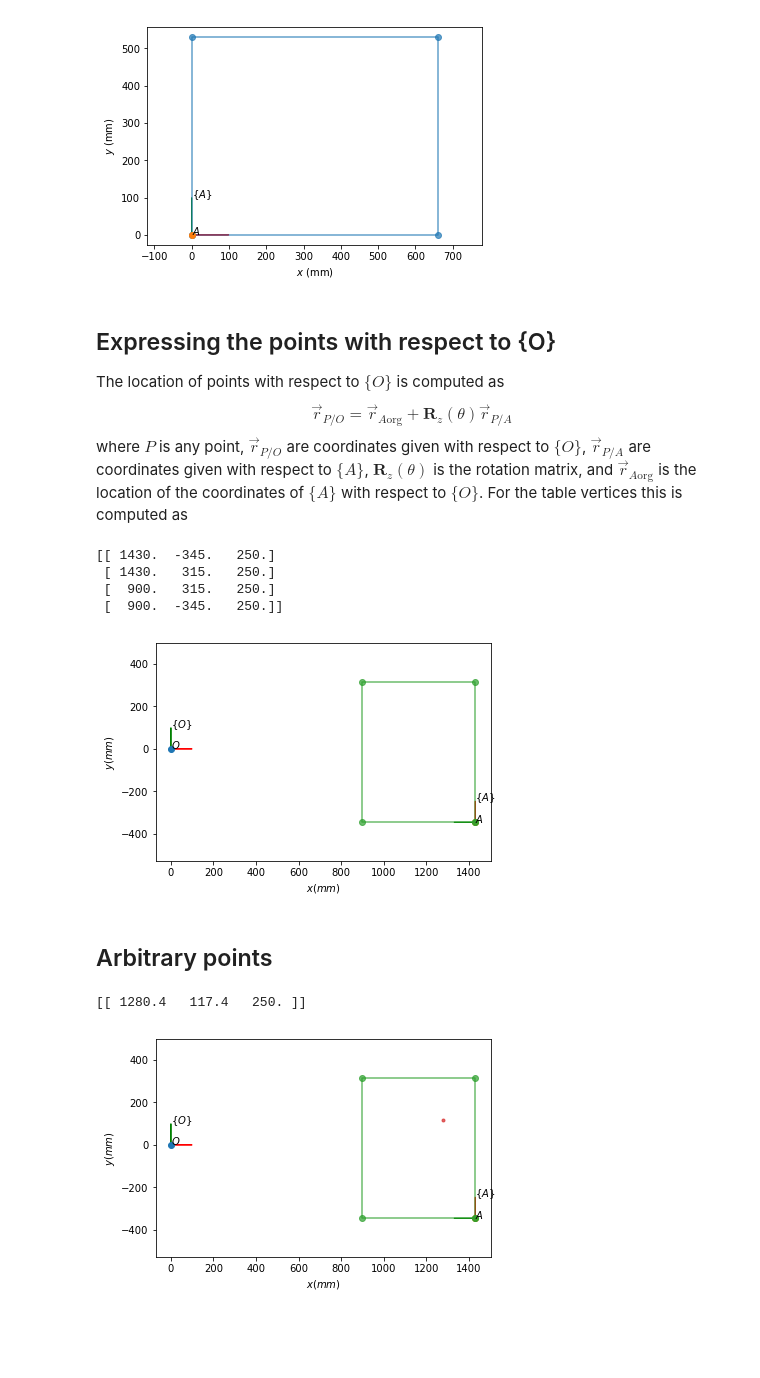
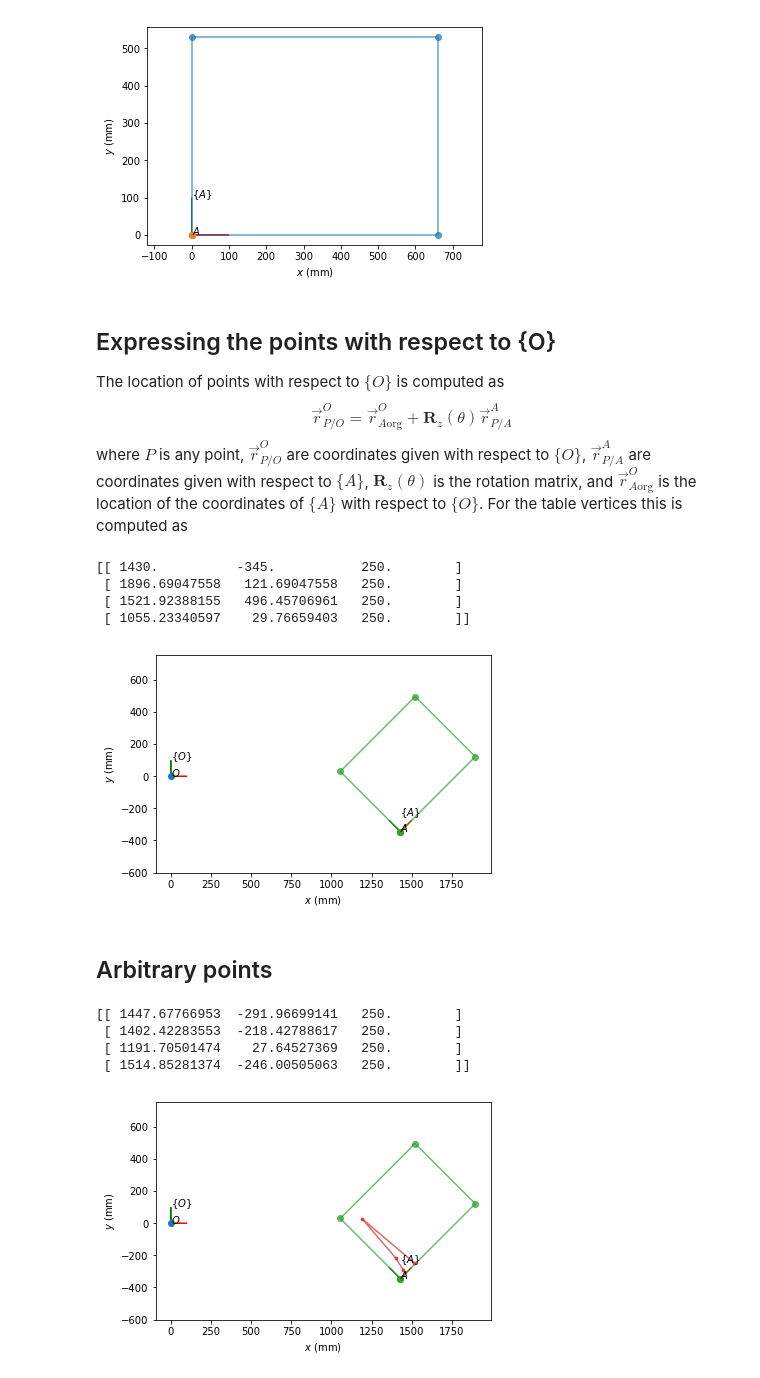
Before and after one commit to jarmupb/dynamicsCourse, a Jupyter notebook: rigidBodyKinematics/transformationOfReferenceSystems.ipynb, the cells around one changed output. Saved outputs shown, nothing was run; the diff lists cells and outputs as text; code cells hidden in the pictures; blank space fills up the shorter version.

```diff
--- a/rigidBodyKinematics/transformationOfReferenceSystems.ipynb
+++ b/rigidBodyKinematics/transformationOfReferenceSystems.ipynb
@@ -36,7 +38,7 @@ def R_z(theta):
 # %% [markdown]
 This function returns a $3 \times 3$ matrix that takes a vector in the same orientation as $\{ A \}$ to its representation in $\{ O \}$. For instance, given $\theta = \pi/2$, the rotation matrix is computed as
 # %%
-theta = np.pi / 2.
+theta = np.pi / 4.
 R_AO = R_z(theta)
 print R_AO
 # %% [output]
@@ -121,17 +123,17 @@ plt.show()
 ## Expressing the points with respect to {O}
 The location of points with respect to $\{ O \}$ is computed as
 $$
-\vec{r}_{P/O} = \vec{r}_{A \mathrm{org}} + \mathbf{R}_{z} (\theta) \vec{r}_{P/A}
+\vec{r}_{P/O}^O = \vec{r}_{A \mathrm{org}}^O + \mathbf{R}_{z} (\theta) \vec{r}_{P/A}^A
 $$
-where $P$ is any point, $\vec{r}_{P/O}$ are coordinates given with respect to $\{O\}$, $\vec{r}_{P/A}$ are coordinates given with respect to $\{A\}$, $\mathbf{R}_{z} (\theta)$ is the rotation matrix, and $\vec{r}_{A \mathrm{org}}$ is the location of the coordinates of $\{ A \}$ with respect to $\{ O \}$. For the table vertices this is computed as
+where $P$ is any point, $\vec{r}_{P/O}^O$ are coordinates given with respect to $\{O\}$, $\vec{r}_{P/A}^A$ are coordinates given with respect to $\{A\}$, $\mathbf{R}_{z} (\theta)$ is the rotation matrix, and $\vec{r}_{A \mathrm{org}}^O$ is the location of the coordinates of $\{ A \}$ with respect to $\{ O \}$. For the table vertices this is computed as
 # %%
 P_tableO = P_Aorg + np.dot(R_AO, P_tableA.T)
 print P_tableO.T
 # %% [output]
-[[ 1430.  -345.   250.]
- [ 1430.   315.   250.]
- [  900.   315.   250.]
- [  900.  -345.   250.]]
+[[ 1430.          -345.           250.        ]
+ [ 1896.69047558   121.69047558   250.        ]
+ [ 1521.92388155   496.45706961   250.        ]
+ [ 1055.23340597    29.76659403   250.        ]]
 # %%
 plt.figure()
 
@@ -163,21 +165,23 @@ plt.text(0., 100., '$\{ O \}$')
 plt.text(P_Aorg[0,0], P_Aorg[1,0] + 100., '$\{ A \}$')
 
 # Axes settings
-plt.xlabel('$x (mm)$')
-plt.ylabel('$y (mm)$')
+plt.xlabel('$x$ (mm)')
+plt.ylabel('$y$ (mm)')
 plt.axis('equal')
 plt.show()
 # %% [output]
-[figure, old version]
+[figure, new version]
 # %% [markdown]
 ## Arbitrary points
 # %%
-#P_B = np.array([[50., 25., 0.], [70., 109., 0.], [95., 432., 0.], [130., 10., 0.]])
-P_B = np.array([[462.4, 149.6, 0.]])
+P_B = np.array([[50., 25., 0.], [70., 109., 0.], [95., 432., 0.], [130., 10., 0.]])
 P_O = P_Aorg + np.dot(R_AO, P_B.T)
 print P_O.T
 # %% [output]
-[[ 1280.4   117.4   250. ]]
+[[ 1447.67766953  -291.96699141   250.        ]
+ [ 1402.42283553  -218.42788617   250.        ]
+ [ 1191.70501474    27.64527369   250.        ]
+ [ 1514.85281374  -246.00505063   250.        ]]
 # %%
 plt.figure()
 
@@ -188,33 +192,33 @@ plt.plot(0., 0., 'o')
 plt.arrow(0., 0., 100., 0., color = 'r')
 plt.arrow(0., 0., 0., 100., color = 'g')
 
 # Drawing of system {A}
 # Origin
 plt.plot(P_Aorg[0,0], P_Aorg[1,0], 'o')
 # Axes
 plt.arrow(P_Aorg[0,0], P_Aorg[1,0], 100. * np.cos(theta), 100. * np.sin(theta), color = 'r')
 plt.arrow(P_Aorg[0,0], P_Aorg[1,0], -100. * np.sin(theta), 100. * np.cos(theta), color = 'g')
 
 # Table vertices
 Npoints = P_tableO.shape[1]
 tableVert = np.zeros([Npoints + 1, 3])
 tableVert[:-1,:] = P_tableO.T
 tableVert[-1,:] = P_tableO[:,0].T
 plt.plot(tableVert[:,0], tableVert[:,1], 'o-', alpha = 0.7)
 
 # Points
 plt.plot(P_O[0,:], P_O[1,:], '.-', alpha = 0.7)
 
 # Texts
 plt.text(0., 0., '$O$')
 plt.text(P_Aorg[0,0], P_Aorg[1,0], '$A$')
 plt.text(0., 100., '$\{ O \}$')
 plt.text(P_Aorg[0,0], P_Aorg[1,0] + 100., '$\{ A \}$')
 
 # Axes settings
-plt.xlabel('$x (mm)$')
-plt.ylabel('$y (mm)$')
+plt.xlabel('$x$ (mm)')
+plt.ylabel('$y$ (mm)')
 plt.axis('equal')
 plt.show()
 # %% [output]
-[figure, old version]
+[figure, new version]
```
Also changed, not shown: parts of 3 cells of this notebook.
